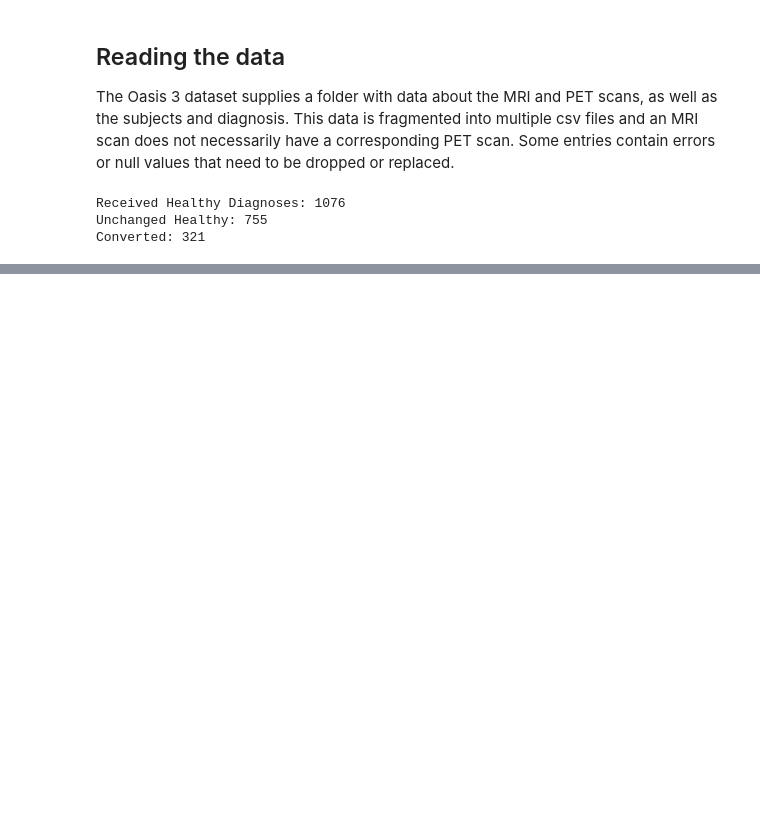
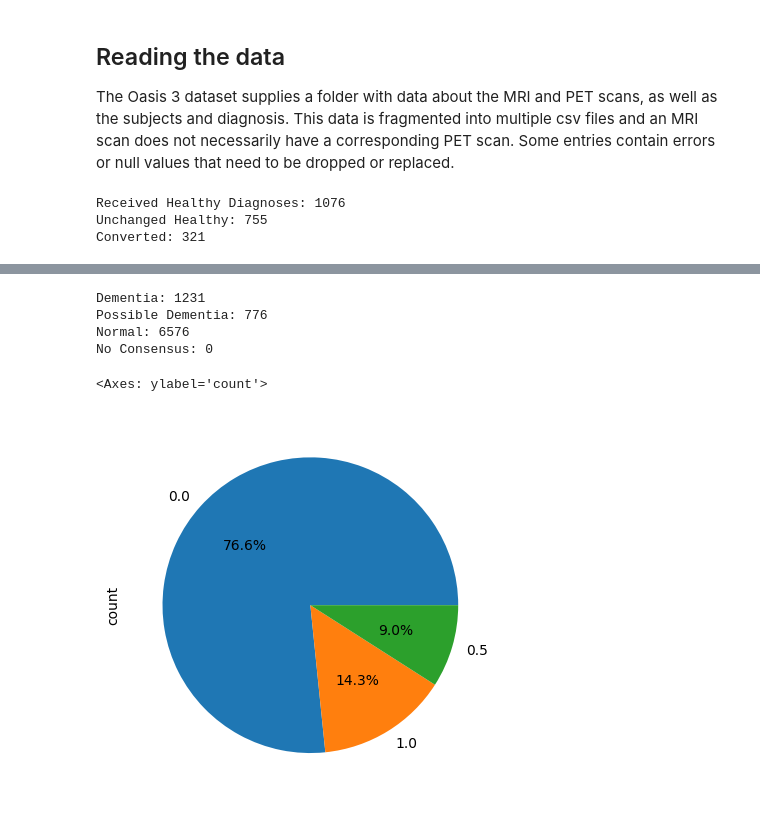
Before and after one commit to backfootdrive/Multimodal-Deep-Learning-for-Dementia-Classification, a Jupyter notebook: src/dataset.ipynb, the cells around one changed output, grey strips where cells are left out. Drawn from its saved outputs; the diff is of its cells as text; code cells hidden in the pictures; blank space fills up the shorter version.

Commit message:
almost done collecting labels

```diff
--- a/src/dataset.ipynb
+++ b/src/dataset.ipynb
@@ -145,0 +53,78 @@ Unc: impair reversible
+# %%
+# Find all records with dementia
+dementia_data = cdr_data.copy()
+dementia_data.replace({'.': None, np.nan: None}, inplace=True)
+
+# Drop null records
+dementia_data.dropna(subset=['dx1'], inplace=True)
+
+def convert(d):
+    """
+    Classifies the diagnoses into 3 categories.
+
+    1 = Dementia
+    0.5 = Unclear
+    0 = Non Dementia
+    """
+    keywords = ['DAT',
+                'AD dem',
+                'Vascular dem',
+                'Frontotemporal dem',
+                'Dementia', 'DLBD',
+                'Incipient demt']
+    if re.match(f'^({"|".join(keywords)})', d, re.I):
+        return 1
+    elif re.match('^uncertain*', d, re.I):
+        return 0.5
+    else:
+        return 0
+
+# Add new column
+dementia_data['dementia'] = np.nan
+dementia_data['confidence'] = np.nan
+
+for index, row in dementia_data.iterrows():
+    # If cdr is 0 or patient known healthy, continue
+    if row['CDRTOT'] == 0 or row['OASISID'] in healthy_ids:
+        dementia_data.at[index, 'dementia'] = 0
+        continue
+
+    assessment = convert(row['dx1'])
+
+    # Iterate through supporting diagnosis
+    # Is supporting diagnosis the same as initial
+    # assessment?
+    agree = 0
+    disagree = 0
+    for i in range(2, 6):
+        d = row[f'dx{i}']
+        if d == None:
+            continue
+        if d == 'A' or convert(row[f'dx{i}']) >= assessment:
+            agree += 1
+        else:
+            disagree += 1
+
+    # If more agree than disagree add label
+    if agree >= disagree:
+        dementia_data.at[index, 'dementia'] = assessment
+    else:
+        dementia_data.at[index, 'dementia'] = 0.5
+
+print("Dementia:", dementia_data[dementia_data['dementia'] == 1].OASISID.count())
+print("Possible Dementia:", dementia_data[dementia_data['dementia'] == 0.5].OASISID.count())
+print("Normal:", dementia_data[dementia_data['dementia'] == 0].OASISID.count())
+print("No Consensus:", dementia_data[dementia_data['dementia'].isnull()].OASISID.count())
+
+# Drop all data where no consensus was reached (Saving for later analysis)
+dementia_data[dementia_data['dementia'].isnull()].to_csv('no_consensus.csv')
+dementia_data.dropna(subset=['dementia'], inplace=True, )
+
+dementia_data['dementia'].value_counts().plot.pie(autopct='%1.1f%%')
+# %% [output]
+Dementia: 1231
+Possible Dementia: 776
+Normal: 6576
+No Consensus: 0
+<Axes: ylabel='count'>
+[figure, added]
```
Also changed, not shown: parts of 2 cells of this notebook.
